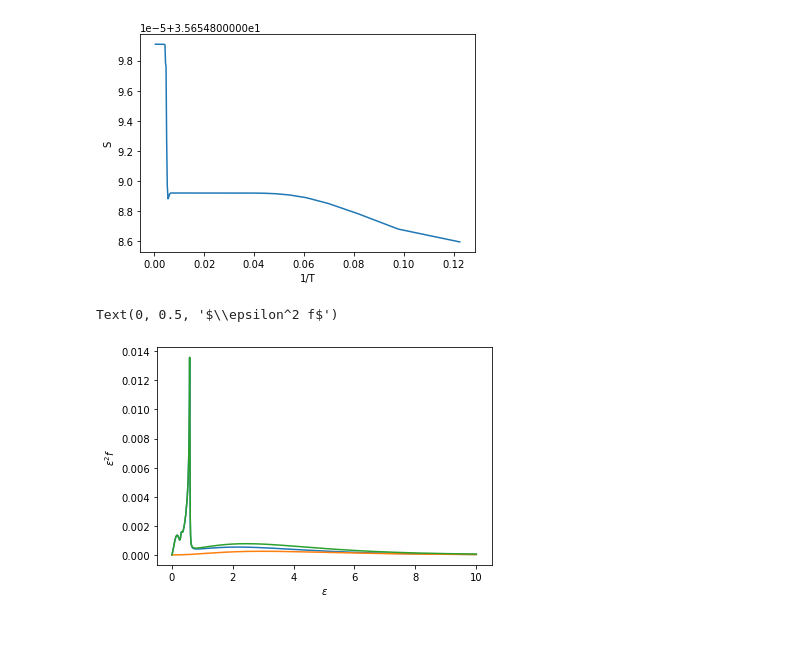
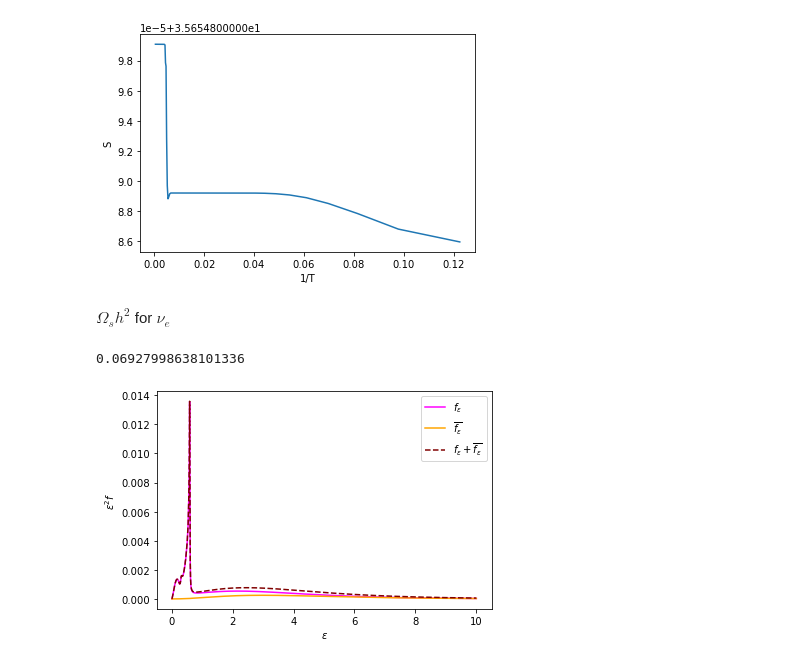
Before and after one commit to nuLABatUSD/dm_sterile_production, a Jupyter notebook: run_gstar_one_nu.ipynb, the cells around one changed output. Cells and saved outputs as stored; diff of their text form; code cells hidden in the pictures; blank space fills up the shorter version.

Commit message:
calculation for energy density

```diff
--- a/run_gstar_one_nu.ipynb
+++ b/run_gstar_one_nu.ipynb
@@ -48,12 +51,19 @@ plt.show()
 # %% [output]
 [figure]
 [figure]
-# %%
-plt.plot(p[:N], p[:N]**2*y[-1,:N])
-plt.plot(p[:N], p[:N]**2*y[-1,N:2*N])
-plt.plot(p[:N], p[:N]**2*y[-1,:N]+p[:N]**2*y[-1,N:2*N])
-plt.xlabel(r'$\epsilon$')
-plt.ylabel(r"$\epsilon^2 f$")
-# %% [output]
-Text(0, 0.5, '$\\epsilon^2 f$')
-[figure, removed]
+# %% [markdown]
+$\Omega_sh^2$ for $\nu_e$
+# %%
+y_0[-3:] = [Le0, 0, x0]
+p[-5:] = [Le0, Le0, y_0[-3], 10**(-10), 0.064]
+x, y , dx, s = steps_taken(x0, y_0, dx0, p, xf, index, index2)
+plt.plot(p[:N], p[:N]**2*y[-1,:N], color = 'magenta')
+plt.plot(p[:N], p[:N]**2*y[-1,N:2*N], color = 'orange')
+plt.plot(p[:N], p[:N]**2*y[-1,:N]+p[:N]**2*y[-1,N:2*N], '--', color = 'maroon')
+plt.xlabel(r'$\epsilon$')
+plt.ylabel(r"$\epsilon^2 f$") #production for neutrinos and anti-neutrinos ...fe, anti
+plt.legend(['$f_{\epsilon}$', '$\overline{f_{\epsilon}}$', '$f_{\epsilon} +\overline{f_{\epsilon}}$ '])
+E.e_density(p[-1], p[:N], p[:N]**2*y[-1,:N], p[:N]**2*y[-1,N:2*N])
+# %% [output]
+0.06927998638101336
+[figure, added]
```
Also changed, not shown: parts of 8 cells of this notebook, 1 other file.
